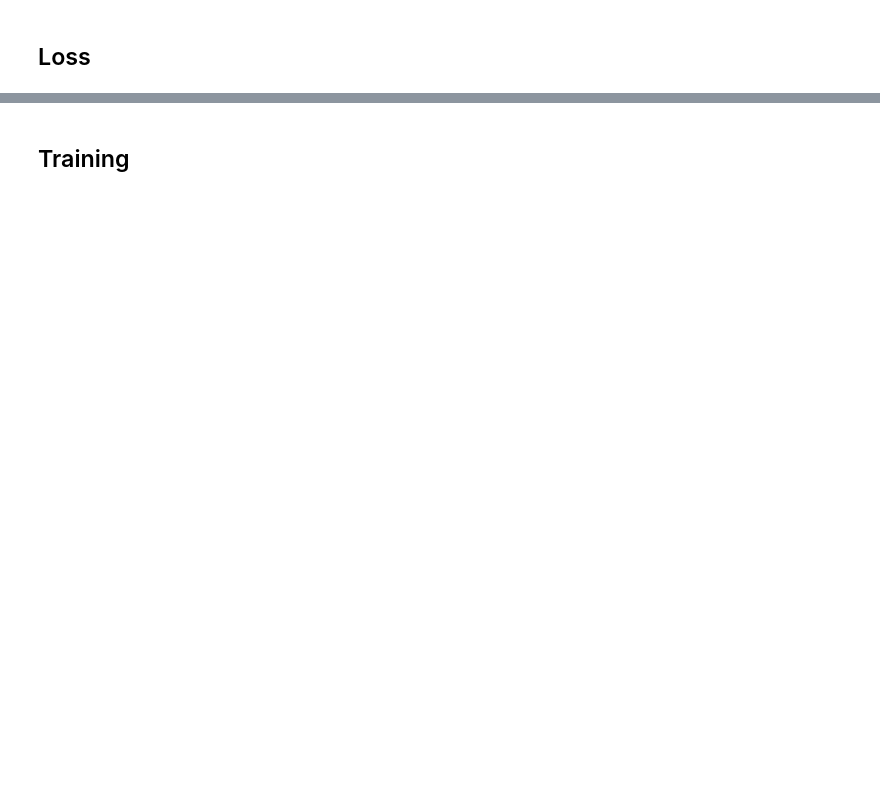
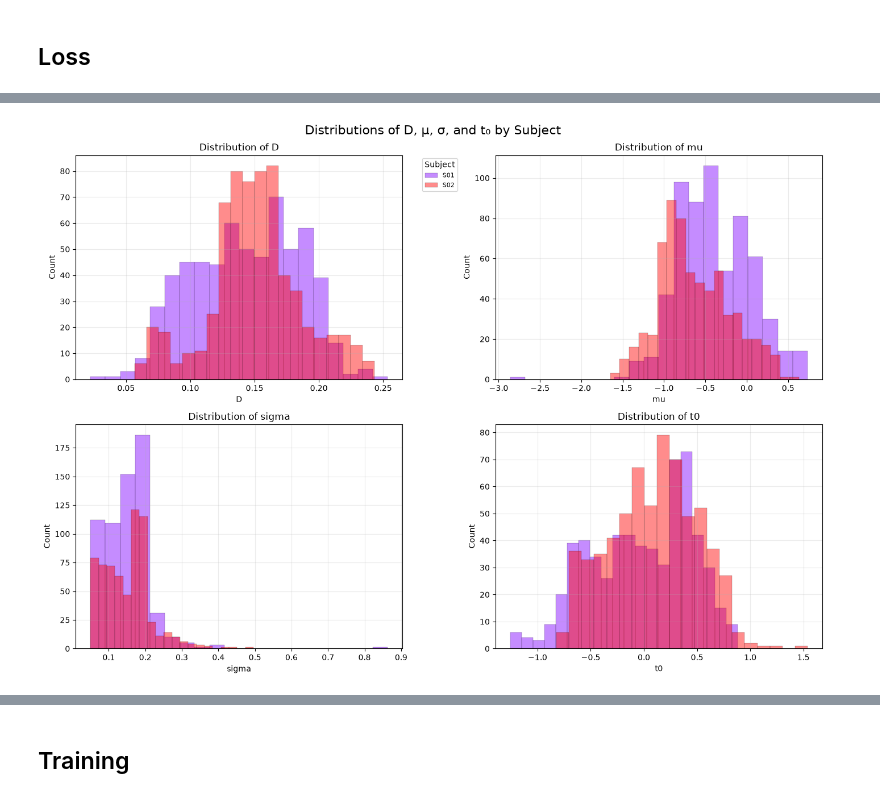
Before and after one commit to Dacu02/master_thesis_data_analysis, a Jupyter notebook: data/framework/network.ipynb, the cells around one changed output, grey strips where cells are left out. Cells and saved outputs as stored; diff of their text form; code cells hidden in the pictures; blank space fills up the shorter version.

```diff
--- a/data/framework/network.ipynb
+++ b/data/framework/network.ipynb
@@ -713,8 +462,22 @@ Sample trajectory: subject=LUCIA_DE_LUCIA, task=BURST1_XY, recording=10
 coupled_database = database.merge(
     database,
     on=['subject', 'task', 'recording'],
-    how='inner',
+    how='outer',
     suffixes=('', '_previous')
 )
-coupled_database = coupled_database[coupled_database['stroke_number'] == coupled_database['stroke_number_previous'] - 1]
-coupled_database.head(10)
+coupled_database = coupled_database[
+    (coupled_database['stroke_number'] == coupled_database['stroke_number_previous'] + 1)
+    | (coupled_database['stroke_number'] == 0)
+]
+previous_cols = [col for col in coupled_database.columns if col.endswith("_previous")]
+coupled_database.loc[coupled_database["stroke_number"].eq(0), previous_cols] = None
+# Convert list-like values to hashable tuples before deduplicating.
+for col in coupled_database.columns:
+    if coupled_database[col].map(lambda v: isinstance(v, (list, tuple, np.ndarray))).any():
+        coupled_database[col] = coupled_database[col].map(
+            lambda v: tuple(np.asarray(v, dtype=float).ravel().tolist())
+            if isinstance(v, (list, tuple, np.ndarray))
+            else v
+        )
+
+coupled_database = coupled_database.drop_duplicates().reset_index(drop=True)
@@ -828,0 +595,72 @@ def closest_waypoint_couple(stroke_start, stroke_end, waypoints):
+# %%
+# Use the processed database and compute D from delta_p when it is not already available.
+plot_data = final_database.copy()
+
+if "D" not in plot_data.columns:
+  plot_data["D"] = plot_data["delta_p"].apply(
+    lambda v: np.linalg.norm(np.asarray(v, dtype=np.float32))
+  )
+
+metrics = ["D", "mu", "sigma", "t0"]
+subjects = sorted(plot_data["subject"].dropna().unique())
+colors = plt.cm.rainbow(np.linspace(0, 1, len(subjects)))
+
+fig, axes = plt.subplots(2, 2, figsize=(14, 10))
+axes = axes.ravel()
+
+for ax, metric in zip(axes, metrics):
+  for subject, color in zip(subjects, colors):
+    values = plot_data.loc[
+      plot_data["subject"] == subject, metric
+    ].dropna()
+
+    ax.hist(
+      values,
+      bins=20,
+      alpha=0.45,
+      color=color,
+      label=subject,
+      edgecolor="black",
+      linewidth=0.3,
+    )
+
+  ax.set_title(f"Distribution of {metric}")
+  ax.set_xlabel(metric)
+  ax.set_ylabel("Count")
+  ax.grid(alpha=0.25)
+
+axes[0].legend(
+  title="Subject",
+  bbox_to_anchor=(1.05, 1),
+  loc="upper left",
+  fontsize=8,
+)
+
+fig.suptitle("Distributions of D, μ, σ, and t₀ by Subject", fontsize=16)
+plt.tight_layout()
+plt.show()
+
+plot_data["delta_p_wp_distance"] = plot_data.apply(
+  lambda row: np.linalg.norm(
+    np.asarray(row["delta_p"], dtype=np.float32)
+    - np.asarray(row["wp"], dtype=np.float32)
+  ),
+  axis=1,
+)
+
+plt.figure(figsize=(9, 6))
+for subject, color in zip(subjects, colors):
+  values = plot_data.loc[
+    plot_data["subject"] == subject, "delta_p_wp_distance"
+  ].dropna()
+  plt.hist(values, bins=20, alpha=0.5, color=color, label=subject)
+
+plt.title("Error distribution")
+plt.xlabel(r"$\|\Delta_p - wp\|$")
+plt.ylabel("Count")
+plt.grid(alpha=0.25)
+plt.legend(title="Subject")
+plt.tight_layout()
+plt.show()
+# %% [output]
+[figure, added]
```
Also changed, not shown: parts of 26 cells of this notebook, 21 other files.
